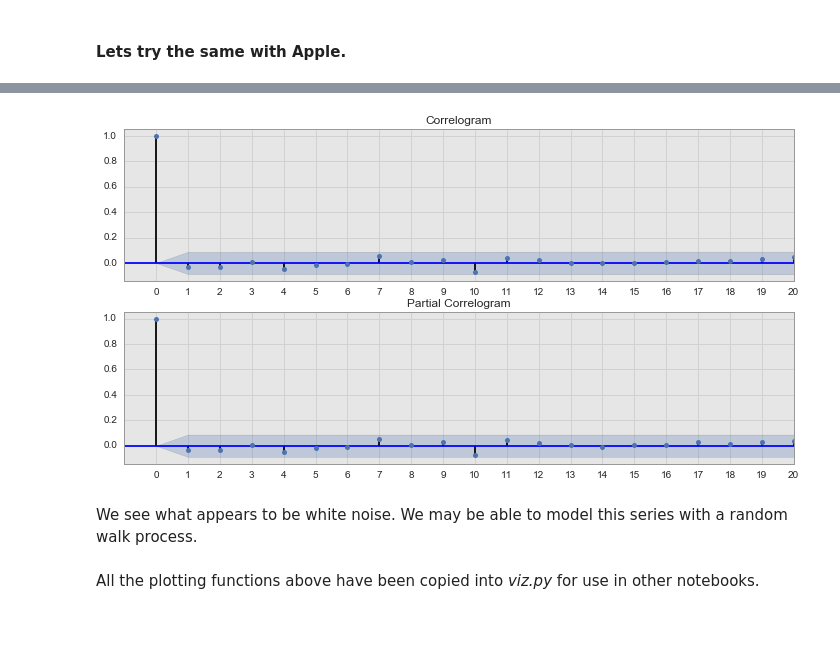
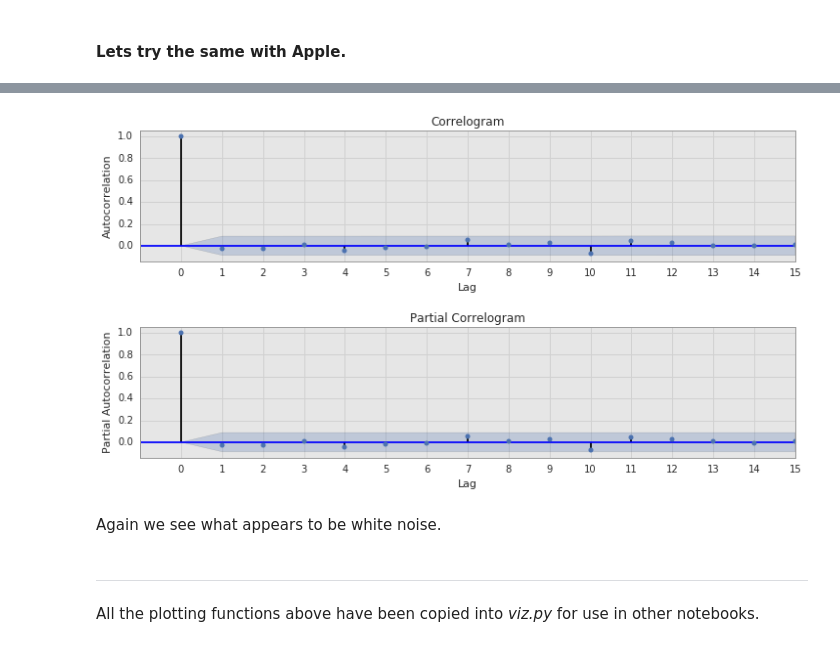
Before and after one commit to bbahmany/quant-finance, a Jupyter notebook: 03-ExploringStockMovement.ipynb, the cells around one changed output, grey strips where cells are left out. Drawn from its saved outputs; the diff is of its cells as text; code cells hidden in the pictures.

```diff
--- a/03-ExploringStockMovement.ipynb
+++ b/03-ExploringStockMovement.ipynb
@@ -24,7 +27,7 @@ sns.set_style("whitegrid", {'axes.edgecolor': '.6',
                             'axes.labelsize': 'small'})
 #sns.set_context("talk")
 # %%
-tech = pd.read_csv('tech_bundle.csv', index_col=0)
+tech = pd.read_csv('data/tech_bundle.csv', index_col=0)
 tech.index = pd.to_datetime(tech.index)
 # %%
 def plot_stocks(index, stocks, labels, positions=None, label_annually=True):
@@ -89,6 +88,15 @@ It is important to look at the detrended data to identify any autocorrelation st
 # %%
 def get_lagged_series(series, order=1, log=False):
+    """
+    Returns a lag of your series on itself
+
+    Args: series (ndarray)---time series
+          order (int)--------the magnitude of the difference
+          log (boolean)------whether or not to log transform before difference
+    Returns: (ndarray) the differenced series
+    """
     lagged = None
+
     if log:
         lagged = np.log(series).diff(order).dropna();
     else:
@@ -132,17 +138,22 @@ Plotting the autocorrelations and partial autocorrelations in the log of Faceboo
 # %%
 def plot_correlograms(series, limit=50):
     fig = plt.figure(figsize=(12,6));
+    fig.subplots_adjust(hspace=.5)
     ax1 = fig.add_subplot(211);
     fig = sm.graphics.tsa.plot_acf(series, lags=limit, ax=ax1);
     plt.title('Correlogram');
     plt.xticks(np.arange(0,limit+1,1))
     plt.xlim([-1,limit])
+    plt.xlabel('Lag')
+    plt.ylabel('Autocorrelation')
 
     ax2 = fig.add_subplot(212);
     fig = sm.graphics.tsa.plot_pacf(series, lags=limit, ax=ax2);
     plt.title('Partial Correlogram');
     plt.xticks(np.arange(0,limit+1,1))
     plt.xlim([-1,limit])
+    plt.xlabel('Lag')
+    plt.ylabel('Partial Autocorrelation')
 # %%
 plot_correlograms(get_lagged_series(tech.ix[-500:, 'FB']), limit=15)
 # %% [output]
@@ -158,8 +169,9 @@ plot_lagged_series(tech.ix[-500:, 'AAPL'])
 # %%
-plot_correlograms(get_lagged_series(tech.ix[-500:, 'AAPL']), limit=20)
+plot_correlograms(get_lagged_series(tech.ix[-500:, 'AAPL']), limit=15)
 # %% [output]
-[figure, old version]
+[figure, new version]
 # %% [markdown]
-We see what appears to be white noise. We may be able to model this series with a random walk process.
+Again we see what appears to be white noise.
 # %% [markdown]
+***
 All the plotting functions above have been copied into _viz.py_ for use in other notebooks.
```
Also changed, not shown: parts of 16 cells of this notebook, 9 other files.
